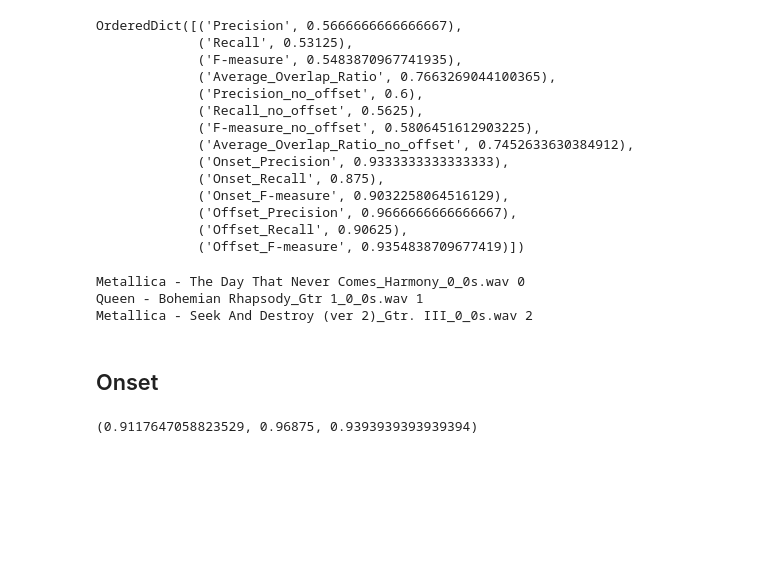
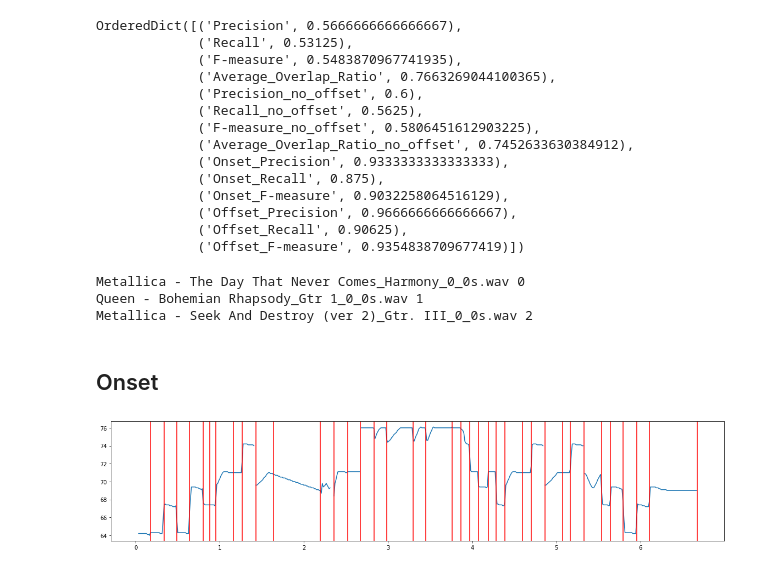
Before and after one commit to jwang44/GuitarPro-Stuff, a Jupyter notebook: note_tracker.ipynb, the cells around one changed output. Drawn from its saved outputs; the diff is of its cells as text; code cells hidden in the pictures; blank space fills up the shorter version.

```diff
--- a/note_tracker.ipynb
+++ b/note_tracker.ipynb
@@ -180,22 +181,49 @@ with open('score.csv', 'w') as csvfile:
 # %% [markdown]
 ## Onset
 # %%
-file = "ACDC - Back In Black (ver 4 by GuitarManiac09)_Angus Young_45_122s.wav"
-y, sr = librosa.load(os.path.join(FILTERED_AUDIO_DIR, file), sr=None)
-onsets = librosa.onset.onset_detect(y=y, sr=sr, units='time')
-est_intervals = np.stack((onsets, onsets+1)).transpose()
+def onset_note_tracker(file):
+    y, sr = librosa.load(os.path.join(FILTERED_AUDIO_DIR, file), sr=None)
+    # optional: normalize the signal
+    y = y / np.max(abs(y))
+    est_intervals = []
+    onsets = librosa.onset.onset_detect(y=y, sr=sr, units='time')
+    for i in range(len(onsets)-1):
+        onset = onsets[i]
+        offset = onsets[i+1]
+        est_intervals.append([onset, offset])
+    if len(est_intervals) == 0:
+        est_intervals.append([0, len(y)/sr])
+    est_intervals = np.array(est_intervals)
+    return est_intervals
 
-anno_file = find_anno(file)
-ref_intervals = []
-with open(anno_file) as anno:
-    annotation = json.load(anno)
-for note_event in annotation:
-    onset = note_event["time"]["start"]
-    offset = onset + note_event["time"]["dur"]
-    ref_intervals.append([onset, offset])
-ref_intervals = np.array(ref_intervals)
+def eval_onset_note_tracker(file, onset_tol=0.05, offset_tol=0.05, offset_ratio=0.2):
+    est_intervals = onset_note_tracker(file)
 
-onset_score = mir_eval.transcription.onset_precision_recall_f1(ref_intervals, est_intervals, onset_tolerance=0.1, strict=False, beta=1.0)
-onset_score
+    anno_file = find_anno(file)
+    ref_intervals = []
+    with open(anno_file) as anno:
+        annotation = json.load(anno)
+    for note_event in annotation:
+        onset = note_event["time"]["start"]
+        offset = onset + note_event["time"]["dur"]
+        ref_intervals.append([onset, offset])
+    ref_intervals = np.array(ref_intervals)
+
+    onset_match = mir_eval.transcription.match_note_onsets(ref_intervals, est_intervals, onset_tolerance=onset_tol)
+    offset_match = mir_eval.transcription.match_note_offsets(ref_intervals, est_intervals, offset_min_tolerance=offset_tol, offset_ratio=offset_ratio)
+    match = [i for i in onset_match if i in offset_match]
+
+    return len(est_intervals), len(ref_intervals), len(match)
-# %% [output]
-(0.9117647058823529, 0.96875, 0.9393939393939394)
+# %%
+file = "ACDC - Back In Black (ver 4 by GuitarManiac09)_Angus Young_45_122s.wav"
+y, sr = librosa.load(os.path.join(FILTERED_AUDIO_DIR, file), sr=None)
+est_intervals = []
+onsets = librosa.onset.onset_detect(y=y, sr=sr, units='time')
+
+times, notes = load_audio_file(file)
+plt.figure(figsize=(20, 4))
+plt.plot(times, notes)
+for onset in onsets:
+    plt.axvline(onset, color='r')
+# %% [output]
+[figure, added]
```
Also changed, not shown: parts of 10 cells of this notebook.
